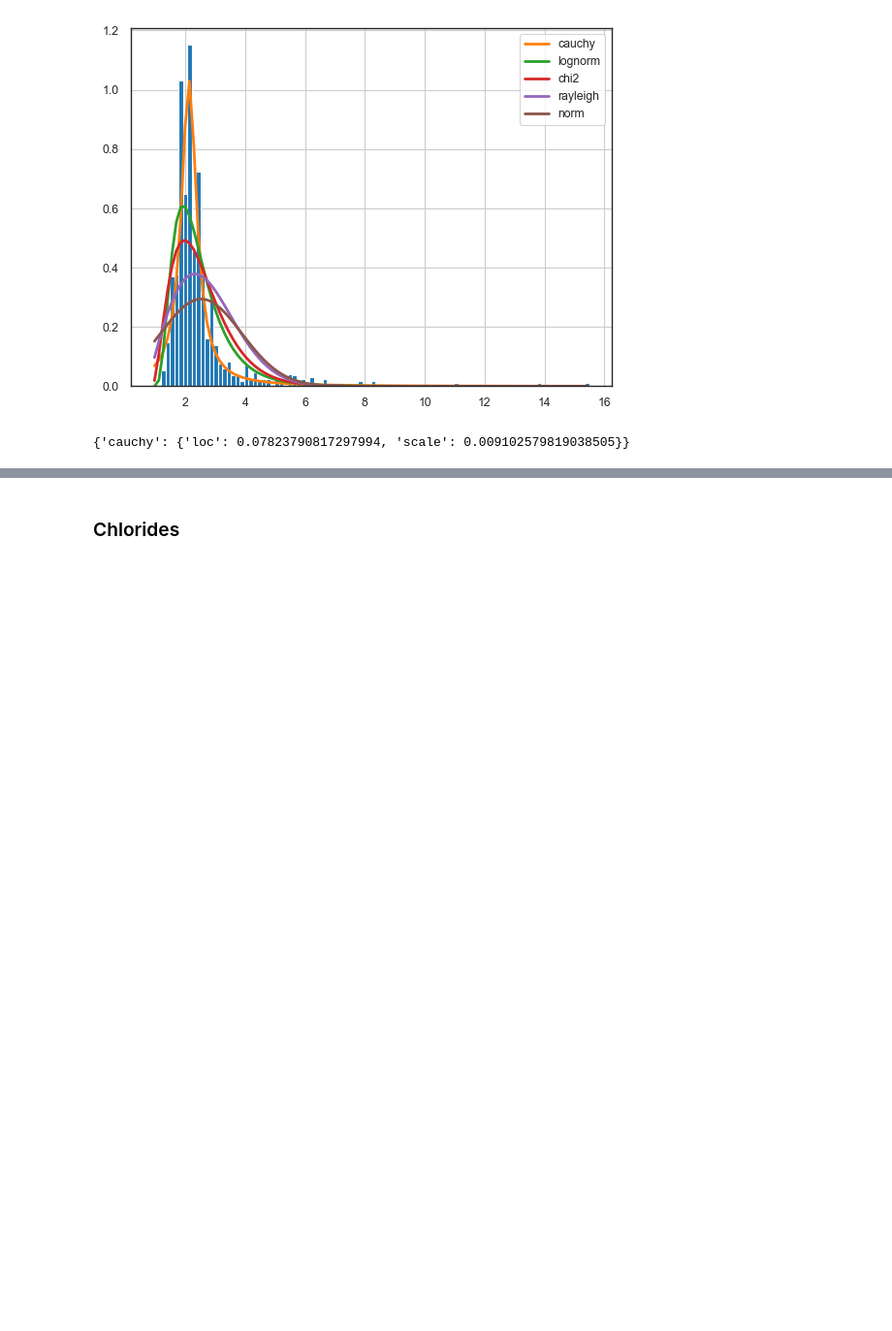
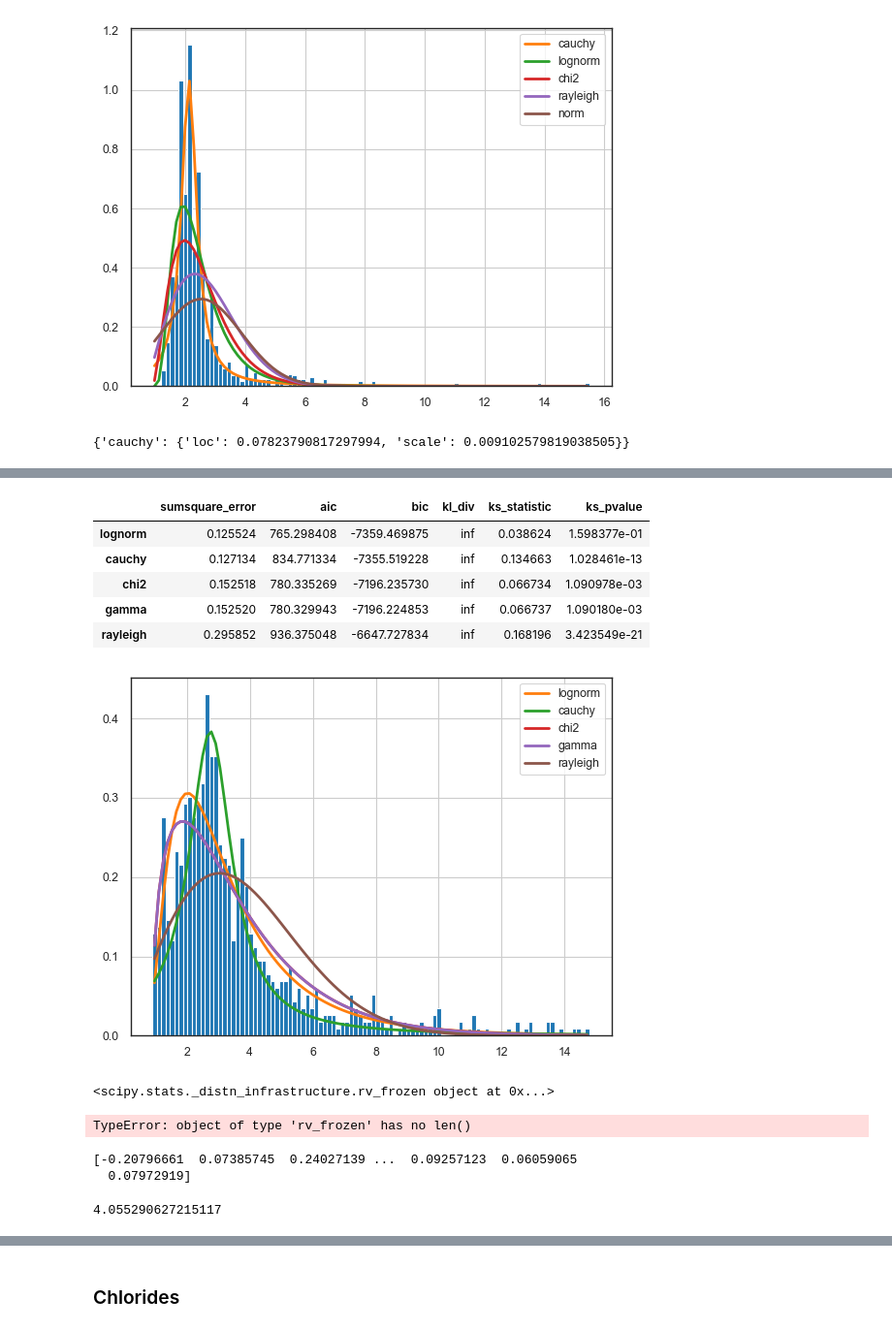
Before and after one commit to fabiofabrizi/PfDA_Project, a Jupyter notebook: PfDA_Project_Notebook.ipynb, the cells around one changed output, grey strips where cells are left out. Shown at 97% size. Cells and saved outputs as stored; diff of their text form; code cells hidden in the pictures; blank space fills up the shorter version.

```diff
--- a/PfDA_Project_Notebook.ipynb
+++ b/PfDA_Project_Notebook.ipynb
@@ -654,0 +719,20 @@ f.get_best(method = 'sumsquare_error')
+# %%
+f = Fitter(resSug,
+           distributions=get_common_distributions())
+f.fit()
+f.summary()
+# %% [output]
+|  | sumsquare_error | aic | bic | kl_div | ks_statistic | ks_pvalue |
+| lognorm | 0.125524 | 765.298408 | -7359.469875 | inf | 0.038624 | 1.598377e-01 |
+| cauchy | 0.127134 | 834.771334 | -7355.519228 | inf | 0.134663 | 1.028461e-13 |
+| chi2 | 0.152518 | 780.335269 | -7196.235730 | inf | 0.066734 | 1.090978e-03 |
+| gamma | 0.152520 | 780.329943 | -7196.224853 | inf | 0.066737 | 1.090180e-03 |
+| rayleigh | 0.295852 | 936.375048 | -6647.727834 | inf | 0.168196 | 3.423549e-21 |
+[figure, added]
+# %%
+resS = cauchy(mu, sigma)
+print(resS)
+print(len(resS))
+# %% [output]
+<scipy.stats._distn_infrastructure.rv_frozen object at 0x...>
+TypeError: object of type 'rv_frozen' has no len()
@@ -654,0 +741,10 @@ f.get_best(method = 'sumsquare_error')
+# %%
+data = cauchy.rvs(size = 1143, loc = 0.07823790817297994, scale=0.009102579819038505)
+print(data)
+# %% [output]
+[-0.20796661  0.07385745  0.24027139 ...  0.09257123  0.06059065
+  0.07972919]
+# %%
+print(np.max(data))
+# %% [output]
+4.055290627215117
```
Also changed, not shown: parts of 69 cells of this notebook.
